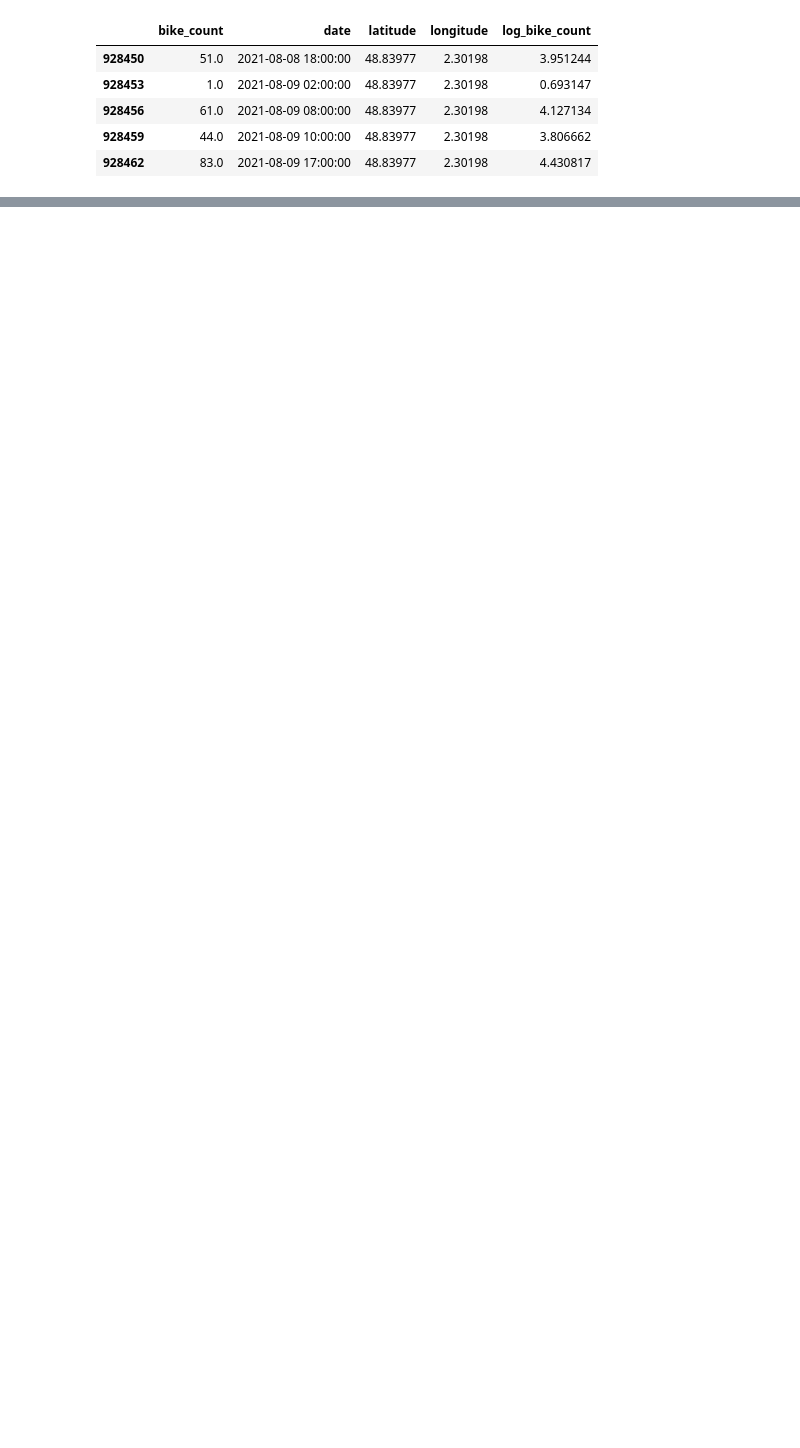
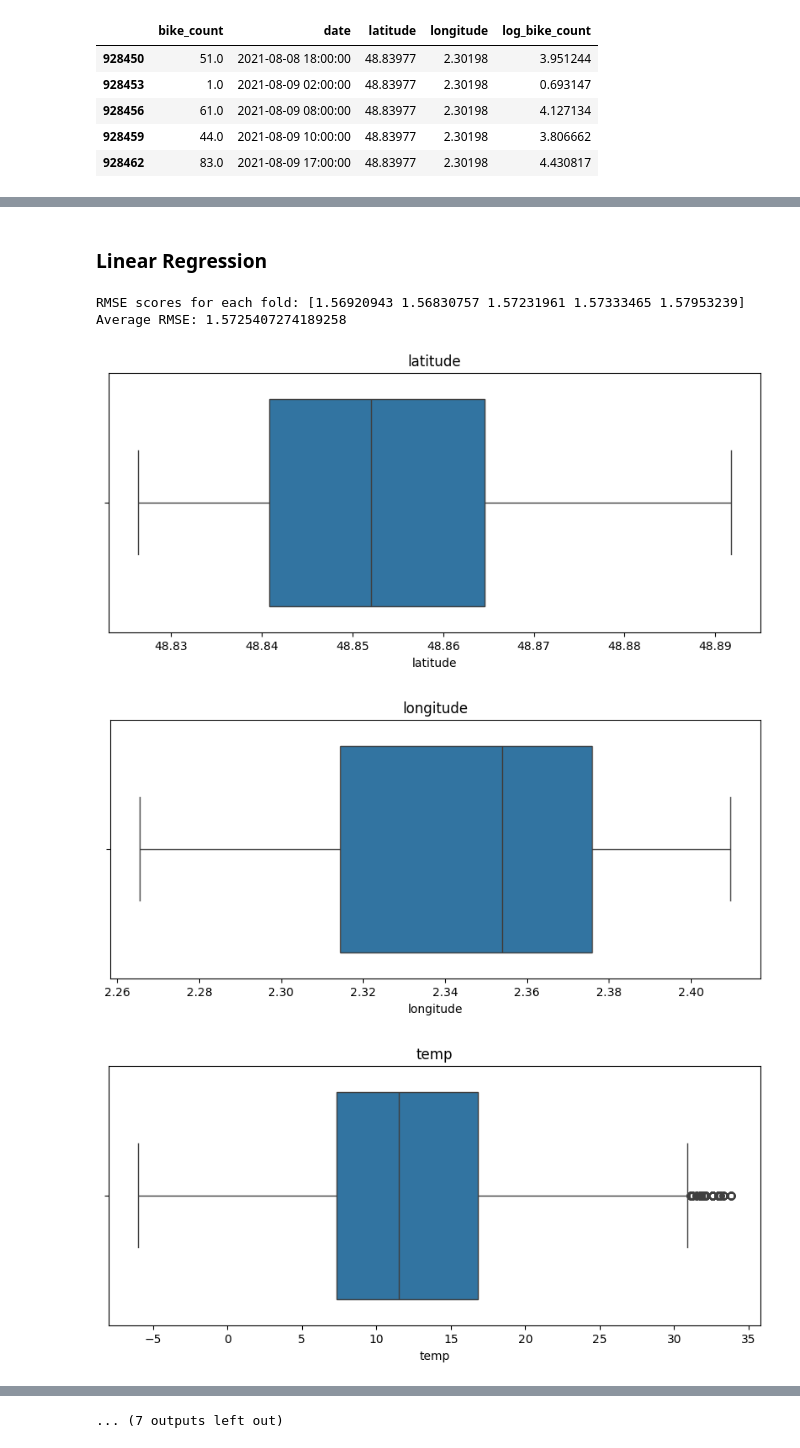
Before and after one commit to ebarattini/project_bike, a Jupyter notebook: weather_data.ipynb, the cells around one changed output, grey strips where cells are left out. Cells and saved outputs as stored; diff of their text form; code cells hidden in the pictures; blank space fills up the shorter version.

Commit message:
Merge Train & Test with hourly weather data

```diff
--- a/weather_data.ipynb
+++ b/weather_data.ipynb
@@ -39,7 +84,7 @@ train_data.tail()
 | 928462 | 83.0 | 2021-08-09 17:00:00 | 48.83977 | 2.30198 | 4.430817 |
 # %%
 weather_data = pd.read_csv(Path("data") / "hourly-weather-data.csv")
-weather_data = weather_data.drop(columns=['name', 'dew', 'precipprob', 'preciptype','uvindex','icon','stations', 'sealevelpressure', 'winddir', 'conditions', 'sealevelpressure', 'severerisk'])
+weather_data = weather_data.drop(columns=['name', 'dew', 'precipprob', 'preciptype','uvindex','icon','stations', 'sealevelpressure', 'winddir', 'conditions', 'sealevelpressure', 'severerisk', 'solarradiation', 'solarenergy'])
 
 weather_data.info()
 weather_data.tail()
@@ -120,3 +165,9 @@ merged_train_data.head()
 | 2 | 5.0 | 2020-09-01 02:00:00 | 48.834360 | 2.377000 | 1.791759 | 2020-09-01 02:00:00 | 13.3 | 13.3 | 77.67 | ... |
 | 3 | 1.0 | 2020-09-01 02:00:00 | 48.834360 | 2.377000 | 0.693147 | 2020-09-01 02:00:00 | 13.3 | 13.3 | 77.67 | ... |
 | 4 | 0.0 | 2020-09-01 02:00:00 | 48.853720 | 2.357020 | 0.000000 | 2020-09-01 02:00:00 | 13.3 | 13.3 | 77.67 | ... |
+# %%
+merged_train_data = merged_train_data.drop(columns=['datetime'])
+merged_test_data = merged_test_data.drop(columns=['datetime'])
+
+
+merged_train_data.head()
@@ -122,0 +210,2 @@ merged_train_data.head()
+# %% [markdown]
+### Linear Regression
@@ -122,0 +220,47 @@ merged_train_data.head()
+# %%
+X_merged_train_data = merged_train_data.drop(columns=['bike_count', 'log_bike_count'])
+Y_merged_train_data = merged_train_data['log_bike_count']
+# %%
+pipeline = Pipeline([
+    ('scaler', StandardScaler()),  # Scale the data
+    ('regressor', LinearRegression())  # Apply linear regression
+])
+
+X_merged_train_data = X_merged_train_data.fillna(X_merged_train_data.mean())
+
+from sklearn.model_selection import KFold
+
+# Create a KFold object with shuffling
+kf = KFold(n_splits=5, shuffle=True, random_state=42)
+
+# Use this in cross_val_score
+scores = cross_val_score(pipeline, X_merged_train_data, Y_merged_train_data, cv=kf, scoring='neg_mean_squared_error')
+
+# Calculate RMSE for each fold
+rmse_scores = np.sqrt(-scores)
+# %%
+print("RMSE scores for each fold:", rmse_scores)
+print("Average RMSE:", np.mean(rmse_scores))
+# %% [output]
+RMSE scores for each fold: [1.56920943 1.56830757 1.57231961 1.57333465 1.57953239]
+Average RMSE: 1.5725407274189258
+# %%
+import matplotlib.pyplot as plt
+import seaborn as sns
+
+# For features
+for column in X_merged_train_data.columns:
+    plt.figure(figsize=(10, 4))
+    sns.boxplot(x=X_merged_train_data[column])
+    plt.title(column)
+    plt.show()
+
+# For target variable
+plt.figure(figsize=(10, 4))
+sns.boxplot(x=Y_merged_train_data)
+plt.title('Target Variable')
+plt.show()
+# %% [output]
+[figure, added]
+[figure, added]
+[figure, added]
@@ -122,0 +276 @@ merged_train_data.head()
+... (7 outputs left out)
```
Also changed, not shown: parts of 14 cells of this notebook.
